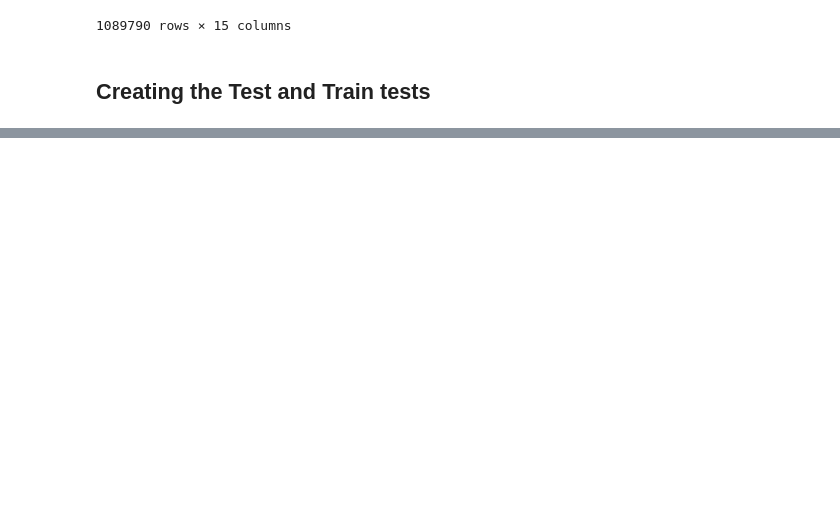
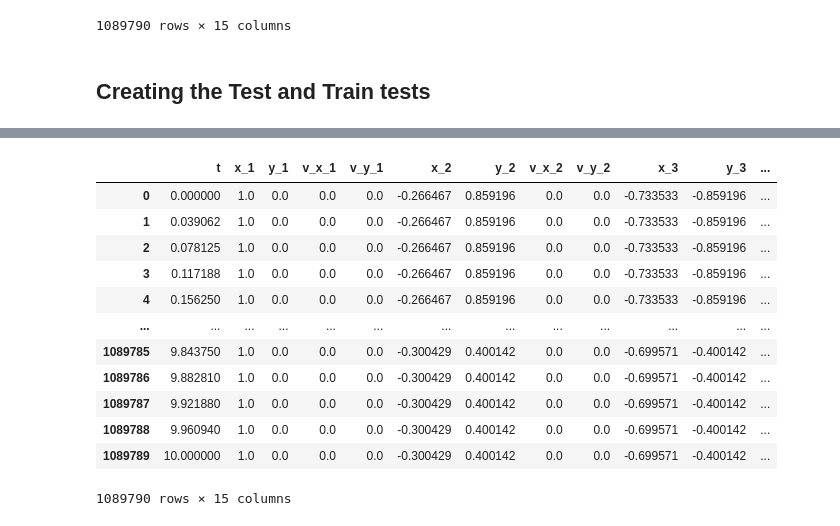
Before and after one commit to filipecolladavid/ThreeBodyProblemML, a Jupyter notebook: filipe/data_analysis.ipynb, the cells around one changed output, grey strips where cells are left out. Cells and saved outputs as stored; diff of their text form; code cells hidden in the pictures; blank space fills up the shorter version.

```diff
--- a/filipe/data_analysis.ipynb
+++ b/filipe/data_analysis.ipynb
@@ -205,17 +218,30 @@ df_filtered
 # %%
 # Features
-# X -> [x_1(0) y_1(0) x_2(0) y_2(0) x_3(0) y_3(0) t]
-
-# Step 1: Group by 'trajectory_id' and get the first occurrence of each group
+# Group by 'trajectory_id' and get the first occurrence of each group
 first_occurrence = df_filtered.groupby('trajectory_id').first().reset_index()
-
-# Step 2: Merge first occurrence back to the original dataframe, only replacing columns that need to be kept constant
+# Merge first occurrence back to the original dataframe, only replacing columns that need to be kept constant
 columns_to_replace = df_filtered.columns.difference(['t', 'trajectory_id', 'Id'])  # Columns to replace except 't' and 'trajectory_id'
-
 # We merge 'first_occurrence' on 'trajectory_id' with the original dataframe,
 # and only replace the required columns.
-df_for_X = df_filtered[['t', 'trajectory_id', 'Id']].merge(
+X_raw = df_filtered[['t', 'trajectory_id', 'Id']].merge(
     first_occurrence[['trajectory_id'] + list(columns_to_replace)],
     on='trajectory_id',
     how='left'
 )
+# Reorder the columns
+X_raw = X_raw[['t', 'x_1', 'y_1', 'v_x_1', 'v_y_1', 'x_2', 'y_2', 'v_x_2', 'v_y_2', 'x_3', 'y_3', 'v_x_3', 'v_y_3', 'Id', 'trajectory_id']]
+X_raw
+# %% [output]
+|  | t | x_1 | y_1 | v_x_1 | v_y_1 | x_2 | y_2 | v_x_2 | v_y_2 | x_3 | y_3 | ... |
+| 0 | 0.000000 | 1.0 | 0.0 | 0.0 | 0.0 | -0.266467 | 0.859196 | 0.0 | 0.0 | -0.733533 | -0.859196 | ... |
+| 1 | 0.039062 | 1.0 | 0.0 | 0.0 | 0.0 | -0.266467 | 0.859196 | 0.0 | 0.0 | -0.733533 | -0.859196 | ... |
+| 2 | 0.078125 | 1.0 | 0.0 | 0.0 | 0.0 | -0.266467 | 0.859196 | 0.0 | 0.0 | -0.733533 | -0.859196 | ... |
+| 3 | 0.117188 | 1.0 | 0.0 | 0.0 | 0.0 | -0.266467 | 0.859196 | 0.0 | 0.0 | -0.733533 | -0.859196 | ... |
+| 4 | 0.156250 | 1.0 | 0.0 | 0.0 | 0.0 | -0.266467 | 0.859196 | 0.0 | 0.0 | -0.733533 | -0.859196 | ... |
+| ... | ... | ... | ... | ... | ... | ... | ... | ... | ... | ... | ... | ... |
+| 1089785 | 9.843750 | 1.0 | 0.0 | 0.0 | 0.0 | -0.300429 | 0.400142 | 0.0 | 0.0 | -0.699571 | -0.400142 | ... |
+| 1089786 | 9.882810 | 1.0 | 0.0 | 0.0 | 0.0 | -0.300429 | 0.400142 | 0.0 | 0.0 | -0.699571 | -0.400142 | ... |
+| 1089787 | 9.921880 | 1.0 | 0.0 | 0.0 | 0.0 | -0.300429 | 0.400142 | 0.0 | 0.0 | -0.699571 | -0.400142 | ... |
+| 1089788 | 9.960940 | 1.0 | 0.0 | 0.0 | 0.0 | -0.300429 | 0.400142 | 0.0 | 0.0 | -0.699571 | -0.400142 | ... |
+| 1089789 | 10.000000 | 1.0 | 0.0 | 0.0 | 0.0 | -0.300429 | 0.400142 | 0.0 | 0.0 | -0.699571 | -0.400142 | ... |
+1089790 rows × 15 columns
```
Also changed, not shown: parts of 14 cells of this notebook, 1 other file.
